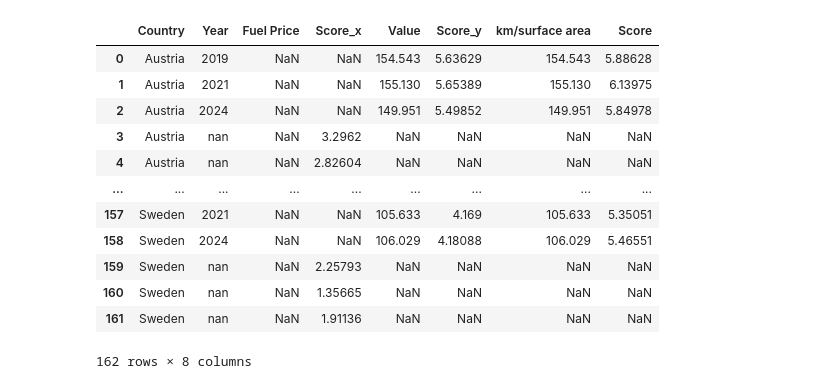
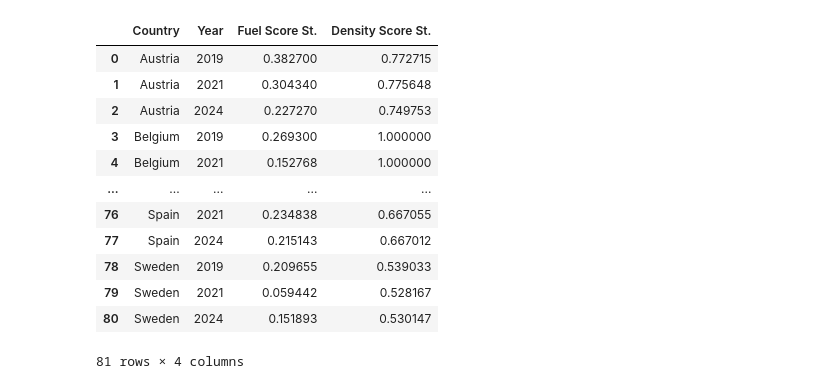
Before and after one commit to swbehan/RoadQualityWork, a Jupyter notebook: datasets/preprocessed-datasets/recommender_model.ipynb, the cells around one changed output. Drawn from its saved outputs; the diff is of its cells as text; code cells hidden in the pictures.

Commit message:
didn't actually do ml model, adjusted some data filtering

```diff
--- a/datasets/preprocessed-datasets/recommender_model.ipynb
+++ b/datasets/preprocessed-datasets/recommender_model.ipynb
@@ -15,16 +17,26 @@ KeyError: "['QUality Score'] not found in axis"
 # %%
 df_merged
+fuel = df_merged[["Fuel Score"]].astype(float)
+Fuel_standardize = (fuel -1) / (7-1)
+density = df_merged[["Density Score"]].astype(float)
+Density_standardize = (density -1) / (7-1)
+df_merged["Fuel Score St."] = Fuel_standardize
+df_merged["Density Score St."] = Density_standardize
+df_merged_standardized = pd.DataFrame(df_merged, columns = ["Country", "Year", "Fuel Score St.", "Density Score St."])
+df_merged_standardized
+
+if df_merged_standardized[["Year"]] == 2019:
 # %% [output]
-|  | Country | Year | Fuel Price | Score_x | Value | Score_y | km/surface area | Score |
-| 0 | Austria | 2019 | NaN | NaN | 154.543 | 5.63629 | 154.543 | 5.88628 |
-| 1 | Austria | 2021 | NaN | NaN | 155.130 | 5.65389 | 155.130 | 6.13975 |
-| 2 | Austria | 2024 | NaN | NaN | 149.951 | 5.49852 | 149.951 | 5.84978 |
-| 3 | Austria | nan | NaN | 3.2962 | NaN | NaN | NaN | NaN |
-| 4 | Austria | nan | NaN | 2.82604 | NaN | NaN | NaN | NaN |
-| ... | ... | ... | ... | ... | ... | ... | ... | ... |
-| 157 | Sweden | 2021 | NaN | NaN | 105.633 | 4.169 | 105.633 | 5.35051 |
-| 158 | Sweden | 2024 | NaN | NaN | 106.029 | 4.18088 | 106.029 | 5.46551 |
-| 159 | Sweden | nan | NaN | 2.25793 | NaN | NaN | NaN | NaN |
-| 160 | Sweden | nan | NaN | 1.35665 | NaN | NaN | NaN | NaN |
-| 161 | Sweden | nan | NaN | 1.91136 | NaN | NaN | NaN | NaN |
+|  | Country | Year | Fuel Score St. | Density Score St. |
+| 0 | Austria | 2019 | 0.382700 | 0.772715 |
+| 1 | Austria | 2021 | 0.304340 | 0.775648 |
+| 2 | Austria | 2024 | 0.227270 | 0.749753 |
+| 3 | Belgium | 2019 | 0.269300 | 1.000000 |
+| 4 | Belgium | 2021 | 0.152768 | 1.000000 |
+| ... | ... | ... | ... | ... |
+| 76 | Spain | 2021 | 0.234838 | 0.667055 |
+| 77 | Spain | 2024 | 0.215143 | 0.667012 |
+| 78 | Sweden | 2019 | 0.209655 | 0.539033 |
+| 79 | Sweden | 2021 | 0.059442 | 0.528167 |
+| 80 | Sweden | 2024 | 0.151893 | 0.530147 |
-162 rows × 8 columns
+81 rows × 4 columns
```
Also changed, not shown: parts of 1 cell of this notebook, 2 other files.
